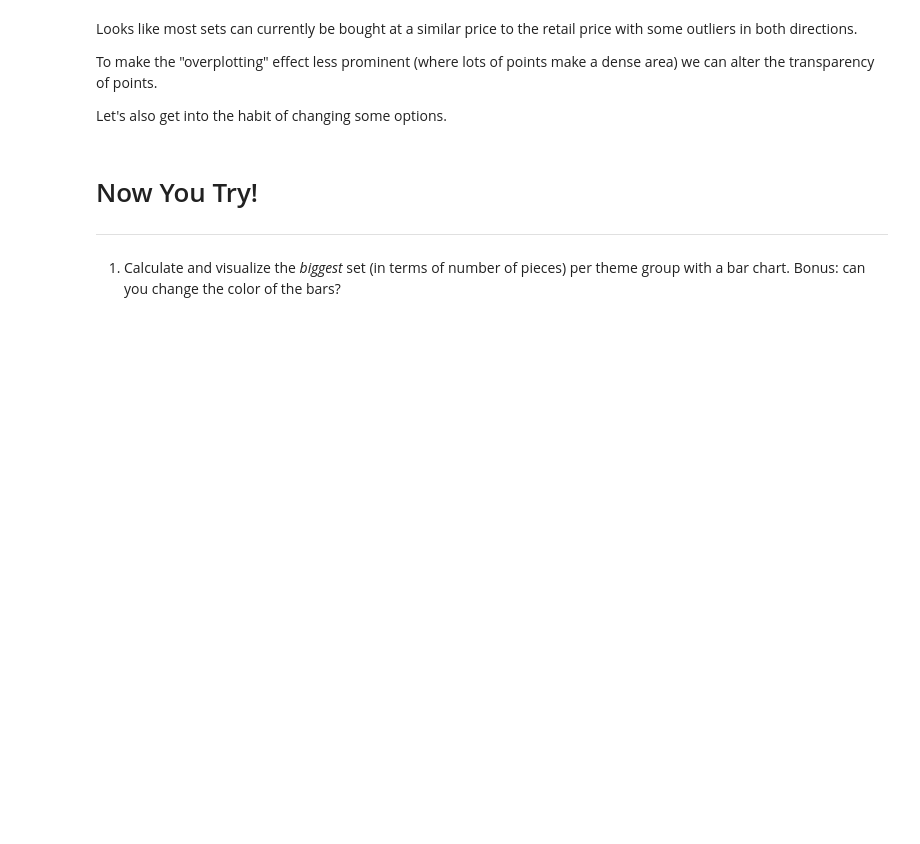
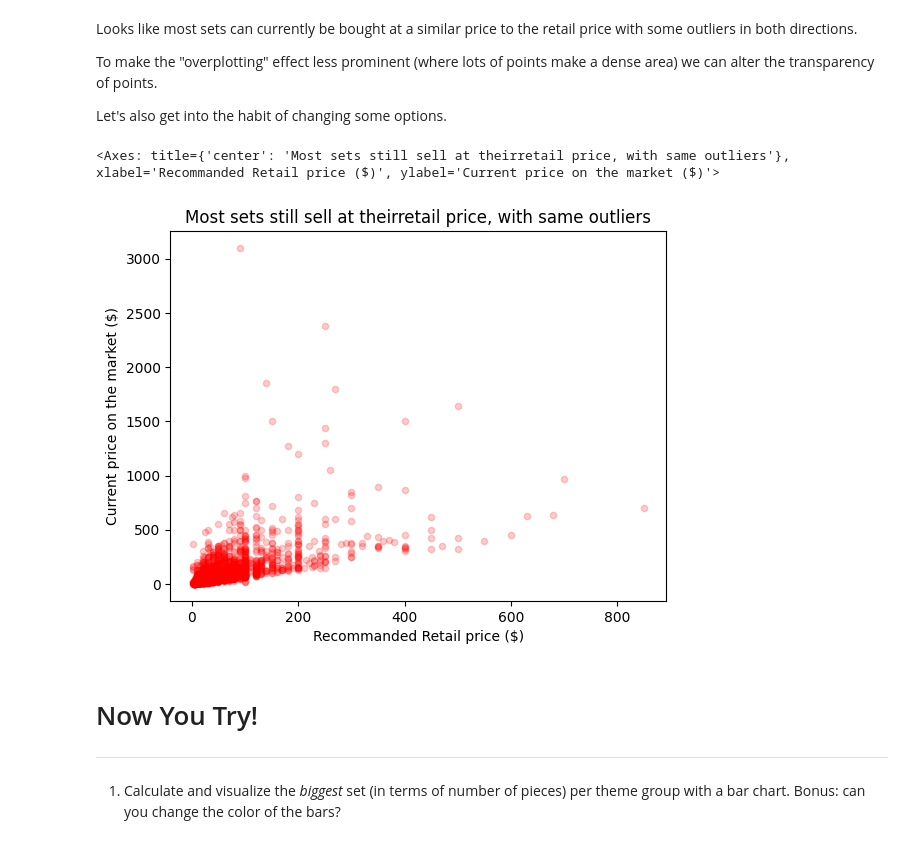
Before and after one commit to jelenavasic009-png/DSB-Unit-02, a Jupyter notebook: 03 - Data Visualisation/02-visualizing-relationships.ipynb, the cells around one changed output. Drawn from its saved outputs; the diff is of its cells as text; code cells hidden in the pictures; blank space fills up the shorter version.

```diff
--- a/03 - Data Visualisation/02-visualizing-relationships.ipynb
+++ b/03 - Data Visualisation/02-visualizing-relationships.ipynb
@@ -186,6 +186,20 @@ Looks like most sets can currently be bought at a similar price to the retail pr
 To make the "overplotting" effect less prominent (where lots of points make a dense area) we can alter the transparency of points.
 
 Let's also get into the habit of changing some options.
+# %%
+lego.plot(
+    kind="scatter"
+    , x="USD_MSRP"
+    , y="Current_Price"
+    ,title="Most sets still sell at theirretail price, with same outliers"
+    ,xlabel="Recommanded Retail price ($)"
+    ,ylabel="Current price on the market ($)"
+    ,alpha=0.2
+    ,color="red"
+    )
+# %% [output]
+<Axes: title={'center': 'Most sets still sell at theirretail price, with same outliers'}, xlabel='Recommanded Retail price ($)', ylabel='Current price on the market ($)'>
+[figure, added]
 # %% [markdown]
 # Now You Try!
 ---
```
Also changed, not shown: parts of 3 cells of this notebook.
